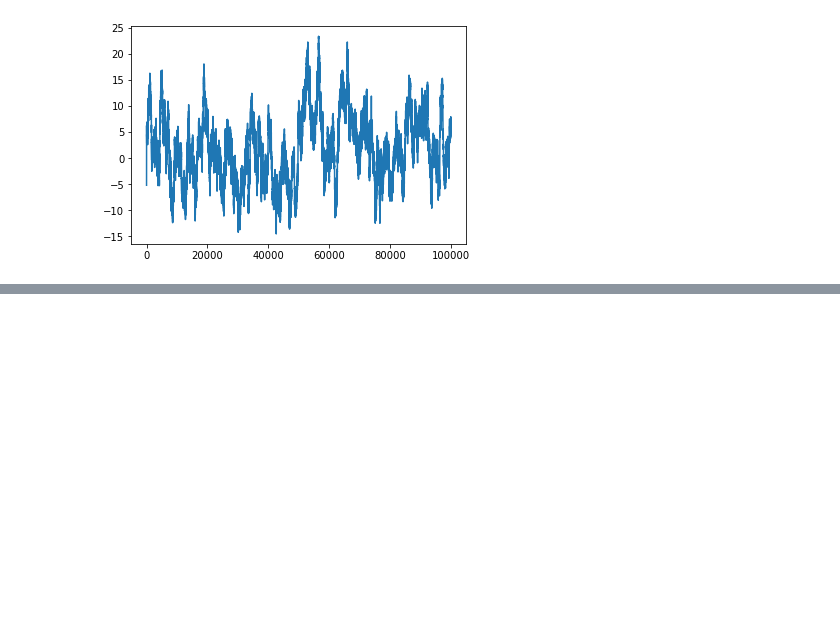
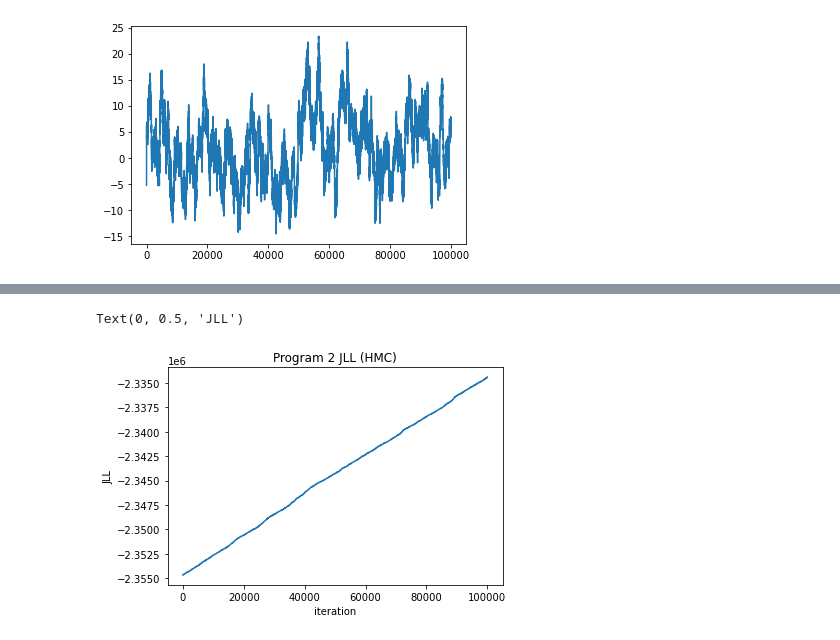
Before and after one commit to lone-duck/hw-cs532, a Jupyter notebook: hw3/analysis.ipynb, the cells around one changed output, grey strips where cells are left out. Saved outputs shown, nothing was run; the diff lists cells and outputs as text; code cells hidden in the pictures; blank space fills up the shorter version.

```diff
--- a/hw3/analysis.ipynb
+++ b/hw3/analysis.ipynb
@@ -556,0 +1035,8 @@ plt.plot(ret_vals[:, 0].detach().numpy())
+# %%
+plt.plot(jlls.detach().numpy())
+plt.title("Program 2 JLL (HMC)")
+plt.xlabel("iteration")
+plt.ylabel("JLL")
+# %% [output]
+Text(0, 0.5, 'JLL')
+[figure, added]
```
Also changed, not shown: parts of 41 cells of this notebook, 2 other files.
